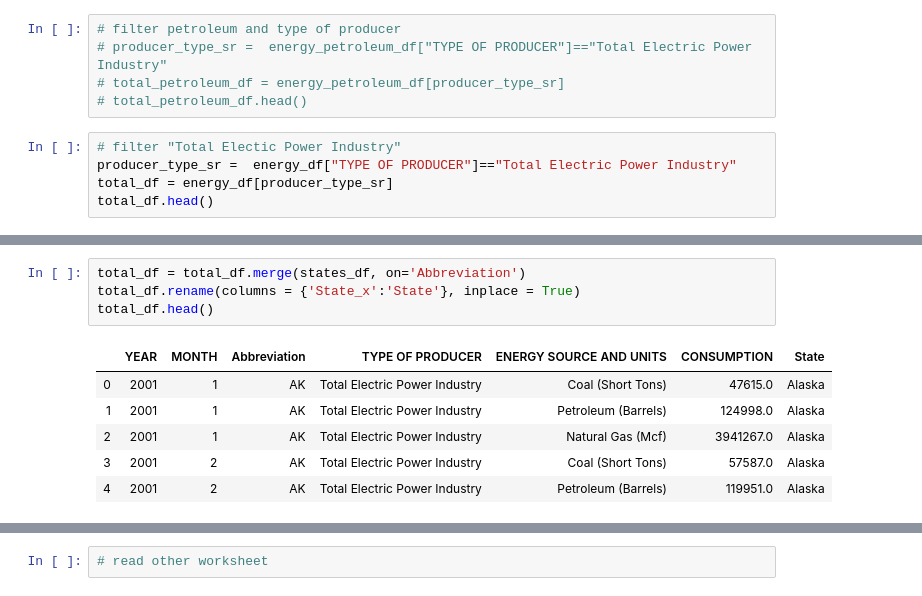
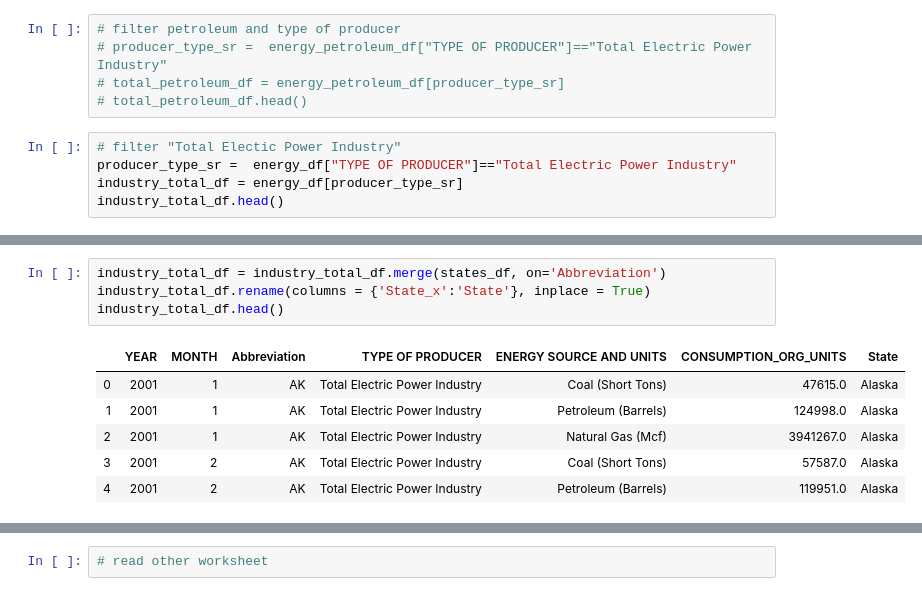
Before and after one commit to Siraj2493/Project-1, a Jupyter notebook: LoadEnergyVer3.ipynb, the cells around one changed output, grey strips where cells are left out. Drawn from its saved outputs; the diff is of its cells as text.

```diff
--- a/LoadEnergyVer3.ipynb
+++ b/LoadEnergyVer3.ipynb
@@ -102,6 +118,6 @@ if debug_flag == True:
 # %%
 # filter "Total Electic Power Industry"
 producer_type_sr =  energy_df["TYPE OF PRODUCER"]=="Total Electric Power Industry"
-total_df = energy_df[producer_type_sr]
-total_df.head()
+industry_total_df = energy_df[producer_type_sr]
+industry_total_df.head()
 # %% [output]
@@ -112,11 +128,11 @@ total_df.head()
 | 12 | 2001 | 1 | AL | Total Electric Power Industry | Coal (Short Tons) | 3020601.0 |
 | 13 | 2001 | 1 | AL | Total Electric Power Industry | Petroleum (Barrels) | 284241.0 |
 # %%
-total_df = total_df.merge(states_df, on='Abbreviation')
-total_df.rename(columns = {'State_x':'State'}, inplace = True)
-total_df.head()
+industry_total_df = industry_total_df.merge(states_df, on='Abbreviation')
+industry_total_df.rename(columns = {'State_x':'State'}, inplace = True)
+industry_total_df.head()
 # %% [output]
-|  | YEAR | MONTH | Abbreviation | TYPE OF PRODUCER | ENERGY SOURCE AND UNITS | CONSUMPTION | State |
+|  | YEAR | MONTH | Abbreviation | TYPE OF PRODUCER | ENERGY SOURCE AND UNITS | CONSUMPTION_ORG_UNITS | State |
 | 0 | 2001 | 1 | AK | Total Electric Power Industry | Coal (Short Tons) | 47615.0 | Alaska |
 | 1 | 2001 | 1 | AK | Total Electric Power Industry | Petroleum (Barrels) | 124998.0 | Alaska |
 | 2 | 2001 | 1 | AK | Total Electric Power Industry | Natural Gas (Mcf) | 3941267.0 | Alaska |
```
Also changed, not shown: parts of 18 cells of this notebook, 3 other files.
